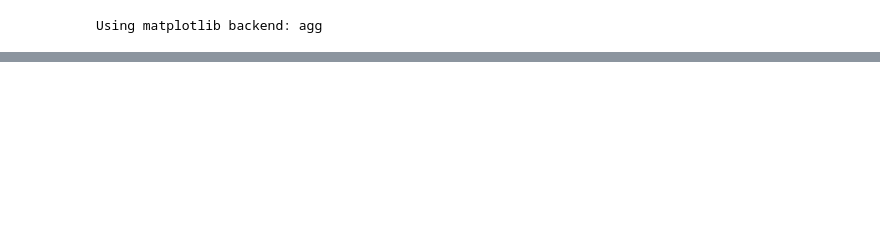
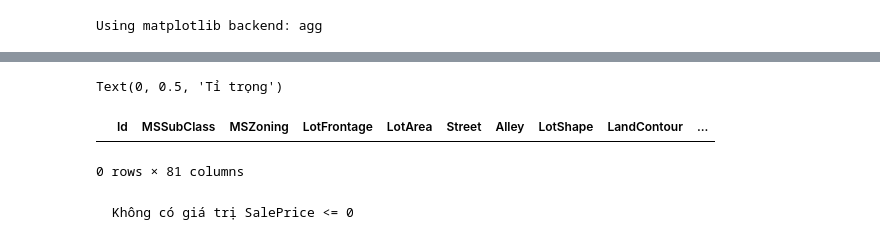
Before and after one commit to PTson2207/House-Prices-Tutorial, a Jupyter notebook: House_Prices_Tutorial_.ipynb, the cells around one changed output, grey strips where cells are left out. Drawn from its saved outputs; the diff is of its cells as text; code cells hidden in the pictures; blank space fills up the shorter version.

```diff
--- a/House_Prices_Tutorial_.ipynb
+++ b/House_Prices_Tutorial_.ipynb
@@ -78,0 +102,14 @@ sample_data = pd.read_csv('/content/drive/MyDrive/Colab Notebooks/data/sample_su
+# %%
+plt.figure(figsize=(20,5))
+sns.distplot(train.SalePrice, color="tomato")
+plt.title("Độ phân phối của SalePrice")
+plt.ylabel("Tỉ trọng")
+# %% [output]
+Text(0, 0.5, 'Tỉ trọng')
+# %%
+train[train['SalePrice'] <= 0]
+# %% [output]
+|  | Id | MSSubClass | MSZoning | LotFrontage | LotArea | Street | Alley | LotShape | LandContour | ... |
+0 rows × 81 columns
+# %% [markdown]
+    Không có giá trị SalePrice <= 0
```
Also changed, not shown: parts of 9 cells of this notebook.
